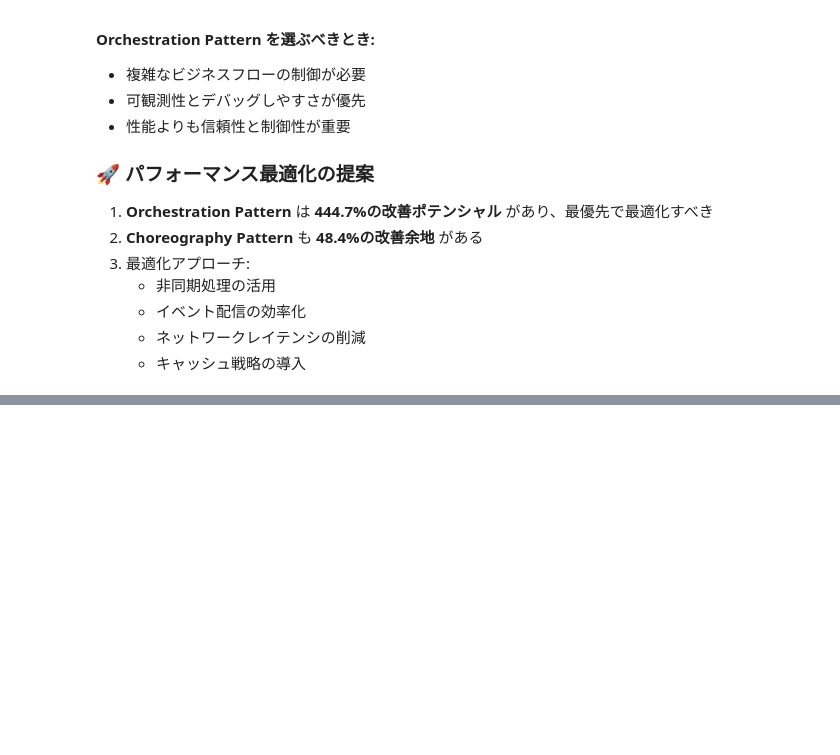
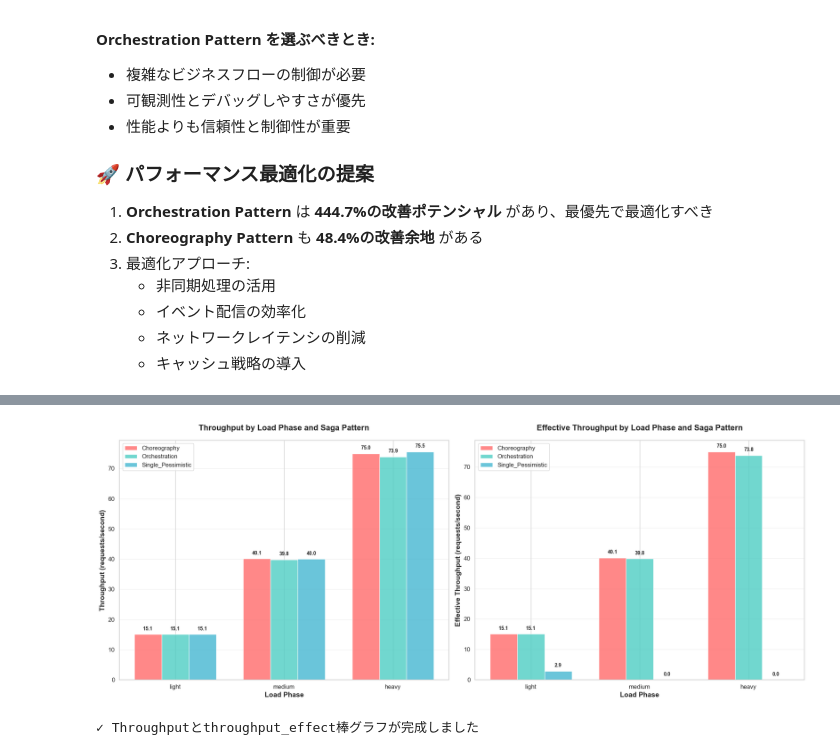
Before and after one commit to sugiyama404/practice_infra_arch, a Jupyter notebook: saga_pattern/test_result.ipynb, the cells around one changed output, grey strips where cells are left out. Drawn from its saved outputs; the diff is of its cells as text; code cells hidden in the pictures; blank space fills up the shorter version.

```diff
--- a/saga_pattern/test_result.ipynb
+++ b/saga_pattern/test_result.ipynb
@@ -1385,0 +1681,79 @@ Single_Pessimistic      HEAVY            NaN         NaN                NaN
+# %%
+# 2. throughputとthroughput_effectの棒グラフ作成
+fig, (ax1, ax2) = plt.subplots(1, 2, figsize=(20, 8))
+
+# サブプロット1: Throughput
+x_pos = np.arange(len(load_phase_order))
+width = 0.25
+
+for i, pattern in enumerate(['Choreography', 'Orchestration', 'Single_Pessimistic']):
+    pattern_data = metrics_df[metrics_df['saga_pattern'] == pattern]
+
+    # 順序に従ってデータを並び替え
+    ordered_throughput = []
+    for phase in load_phase_order:
+        phase_data = pattern_data[pattern_data['load_phase'] == phase]
+        if len(phase_data) > 0:
+            ordered_throughput.append(phase_data['throughput'].iloc[0])
+        else:
+            ordered_throughput.append(0)
+
+    # throughputの棒グラフ
+    bars1 = ax1.bar(x_pos + i * width, ordered_throughput, width,
+                   label=pattern, color=colors[pattern], alpha=0.8)
+
+    # 数値ラベルを追加
+    for j, value in enumerate(ordered_throughput):
+        ax1.text(x_pos[j] + i * width, value + 1, f'{value:.1f}',
+                ha='center', va='bottom', fontsize=10, fontweight='bold')
+
+# サブプロット1の設定
+ax1.set_title('Throughput by Load Phase and Saga Pattern', fontsize=16, fontweight='bold', pad=20)
+ax1.set_xlabel('Load Phase', fontsize=14, fontweight='bold')
+ax1.set_ylabel('Throughput (requests/second)', fontsize=14, fontweight='bold')
+ax1.set_xticks(x_pos + width)
+ax1.set_xticklabels(load_phase_order, fontsize=12)
+ax1.tick_params(axis='y', labelsize=12)
+ax1.legend(fontsize=12, loc='upper left')
+ax1.grid(True, alpha=0.3, axis='y')
+
+# サブプロット2: Throughput Effect
+for i, pattern in enumerate(['Choreography', 'Orchestration', 'Single_Pessimistic']):
+    pattern_data = metrics_df[metrics_df['saga_pattern'] == pattern]
+
+    # 順序に従ってデータを並び替え
+    ordered_throughput_effect = []
+    for phase in load_phase_order:
+        phase_data = pattern_data[pattern_data['load_phase'] == phase]
+        if len(phase_data) > 0:
+            ordered_throughput_effect.append(phase_data['throughput_effect'].iloc[0])
+        else:
+            ordered_throughput_effect.append(0)
+
+    # throughput_effectの棒グラフ
+    bars2 = ax2.bar(x_pos + i * width, ordered_throughput_effect, width,
+                   label=pattern, color=colors[pattern], alpha=0.8)
+
+    # 数値ラベルを追加
+    for j, value in enumerate(ordered_throughput_effect):
+        ax2.text(x_pos[j] + i * width, value + 1, f'{value:.1f}',
+                ha='center', va='bottom', fontsize=10, fontweight='bold')
+
+# サブプロット2の設定
+ax2.set_title('Effective Throughput by Load Phase and Saga Pattern', fontsize=16, fontweight='bold', pad=20)
+ax2.set_xlabel('Load Phase', fontsize=14, fontweight='bold')
+ax2.set_ylabel('Effective Throughput (requests/second)', fontsize=14, fontweight='bold')
+ax2.set_xticks(x_pos + width)
+ax2.set_xticklabels(load_phase_order, fontsize=12)
+ax2.tick_params(axis='y', labelsize=12)
+ax2.legend(fontsize=12, loc='upper left')
+ax2.grid(True, alpha=0.3, axis='y')
+
+# レイアウト調整
+plt.tight_layout()
+plt.show()
+
+print("✓ Throughputとthroughput_effect棒グラフが完成しました")
+# %% [output]
+[figure, added]
+✓ Throughputとthroughput_effect棒グラフが完成しました
```
Also changed, not shown: parts of 20 cells of this notebook, 1 other file.
